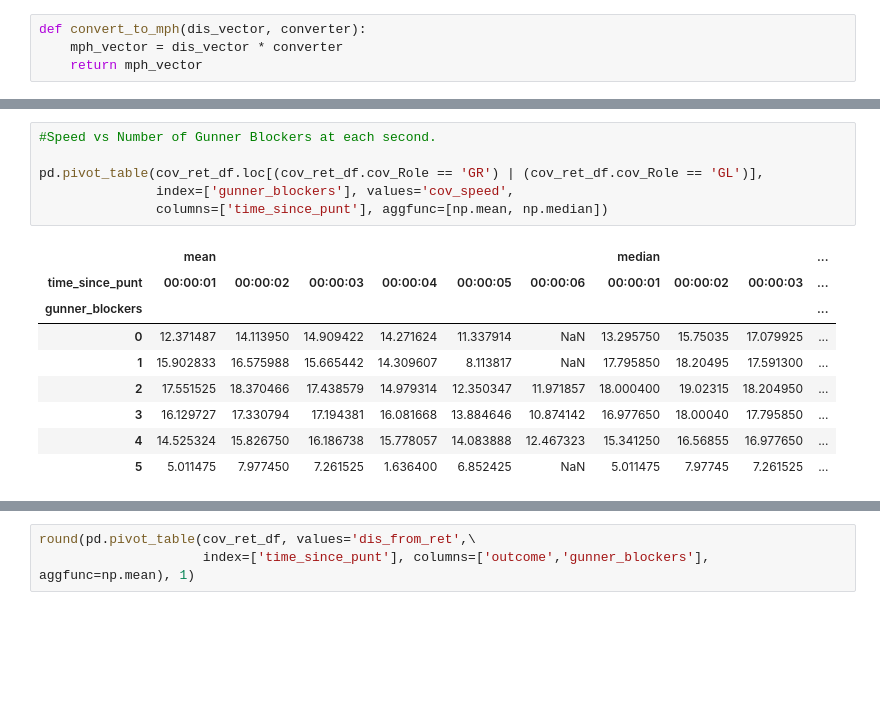
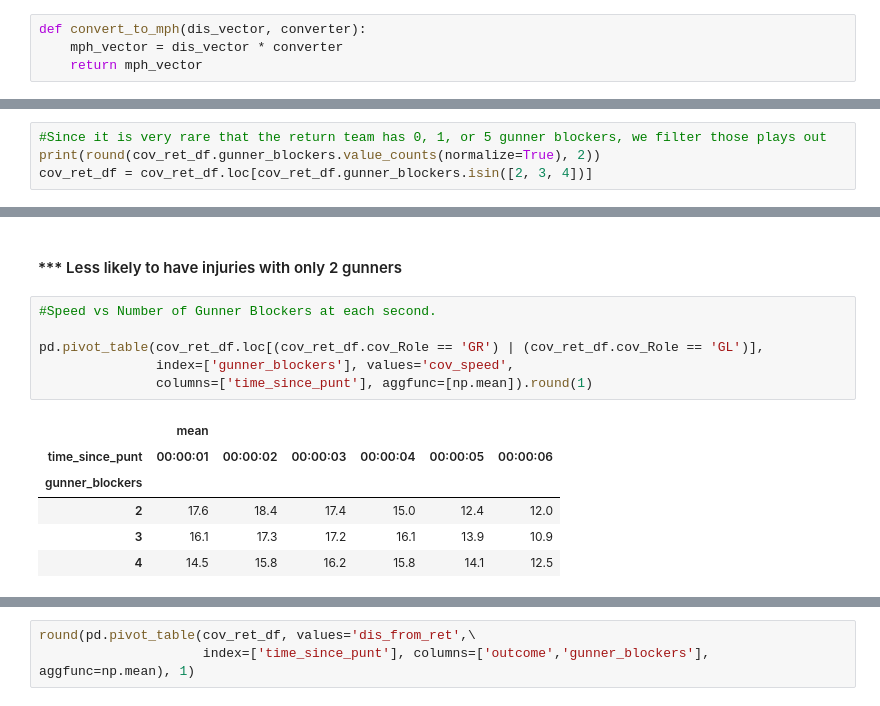
Before and after one commit to mtodisco10/nfl-punt-analytics, a Jupyter notebook: nfl_punt_script.ipynb, the cells around one changed output, grey strips where cells are left out. Saved outputs shown, nothing was run; the diff lists cells and outputs as text; blank space fills up the shorter version.

Commit message:
gunner blockers looking good

```diff
--- a/nfl_punt_script.ipynb
+++ b/nfl_punt_script.ipynb
@@ -558,0 +536,4 @@ cov_ret_df.groupby(['gunner_blockers', 'injury'], as_index=False)['PlayID'].coun
+# %%
+#Since it is very rare that the return team has 0, 1, or 5 gunner blockers, we filter those plays out
+print(round(cov_ret_df.gunner_blockers.value_counts(normalize=True), 2))
+cov_ret_df = cov_ret_df.loc[cov_ret_df.gunner_blockers.isin([2, 3, 4])]
@@ -559,18 +613,17 @@ cov_ret_df.groupby(['gunner_blockers', 'injury'], as_index=False)['PlayID'].coun
+# %% [markdown]
+#### *** Less likely to have injuries with only 2 gunners
 # %%
 #Speed vs Number of Gunner Blockers at each second.
 
 pd.pivot_table(cov_ret_df.loc[(cov_ret_df.cov_Role == 'GR') | (cov_ret_df.cov_Role == 'GL')],
                index=['gunner_blockers'], values='cov_speed',
-               columns=['time_since_punt'], aggfunc=[np.mean, np.median])
+               columns=['time_since_punt'], aggfunc=[np.mean]).round(1)
 # %% [output]
-|  | mean |  |  |  |  |  | median |  |  | ... |
-| time_since_punt | 00:00:01 | 00:00:02 | 00:00:03 | 00:00:04 | 00:00:05 | 00:00:06 | 00:00:01 | 00:00:02 | 00:00:03 | ... |
-| gunner_blockers |  |  |  |  |  |  |  |  |  | ... |
-| 0 | 12.371487 | 14.113950 | 14.909422 | 14.271624 | 11.337914 | NaN | 13.295750 | 15.75035 | 17.079925 | ... |
-| 1 | 15.902833 | 16.575988 | 15.665442 | 14.309607 | 8.113817 | NaN | 17.795850 | 18.20495 | 17.591300 | ... |
-| 2 | 17.551525 | 18.370466 | 17.438579 | 14.979314 | 12.350347 | 11.971857 | 18.000400 | 19.02315 | 18.204950 | ... |
-| 3 | 16.129727 | 17.330794 | 17.194381 | 16.081668 | 13.884646 | 10.874142 | 16.977650 | 18.00040 | 17.795850 | ... |
-| 4 | 14.525324 | 15.826750 | 16.186738 | 15.778057 | 14.083888 | 12.467323 | 15.341250 | 16.56855 | 16.977650 | ... |
-| 5 | 5.011475 | 7.977450 | 7.261525 | 1.636400 | 6.852425 | NaN | 5.011475 | 7.97745 | 7.261525 | ... |
+|  | mean |  |  |  |  |  |
+| time_since_punt | 00:00:01 | 00:00:02 | 00:00:03 | 00:00:04 | 00:00:05 | 00:00:06 |
+| gunner_blockers |  |  |  |  |  |  |
+| 2 | 17.6 | 18.4 | 17.4 | 15.0 | 12.4 | 12.0 |
+| 3 | 16.1 | 17.3 | 17.2 | 16.1 | 13.9 | 10.9 |
+| 4 | 14.5 | 15.8 | 16.2 | 15.8 | 14.1 | 12.5 |
 # %%
 # Average distance for all player at the X second mark.  Return vs Fair Catch
```
Also changed, not shown: parts of 15 cells of this notebook.
